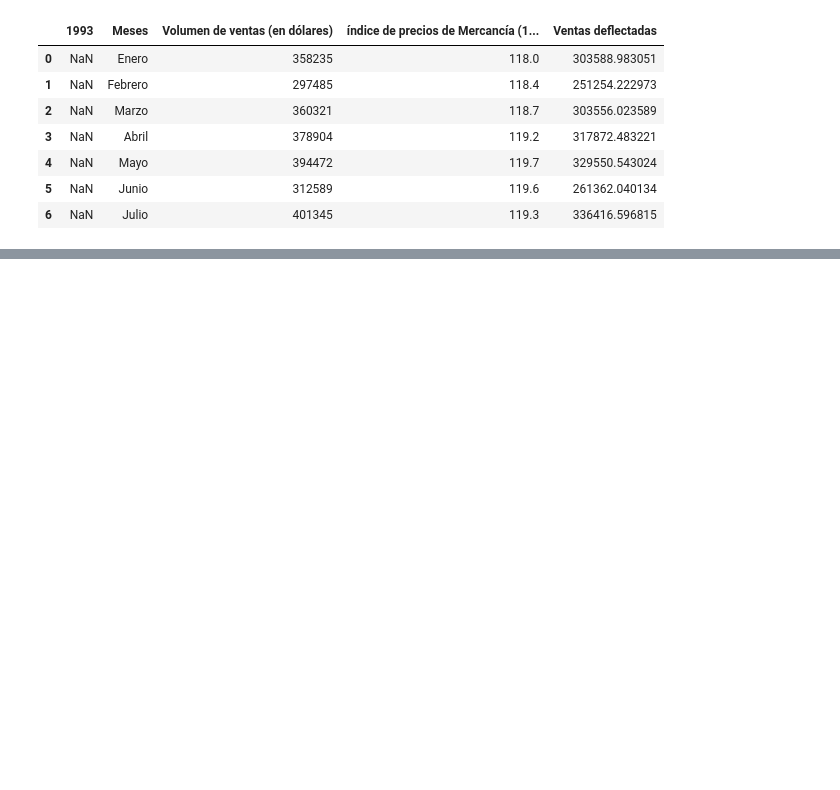
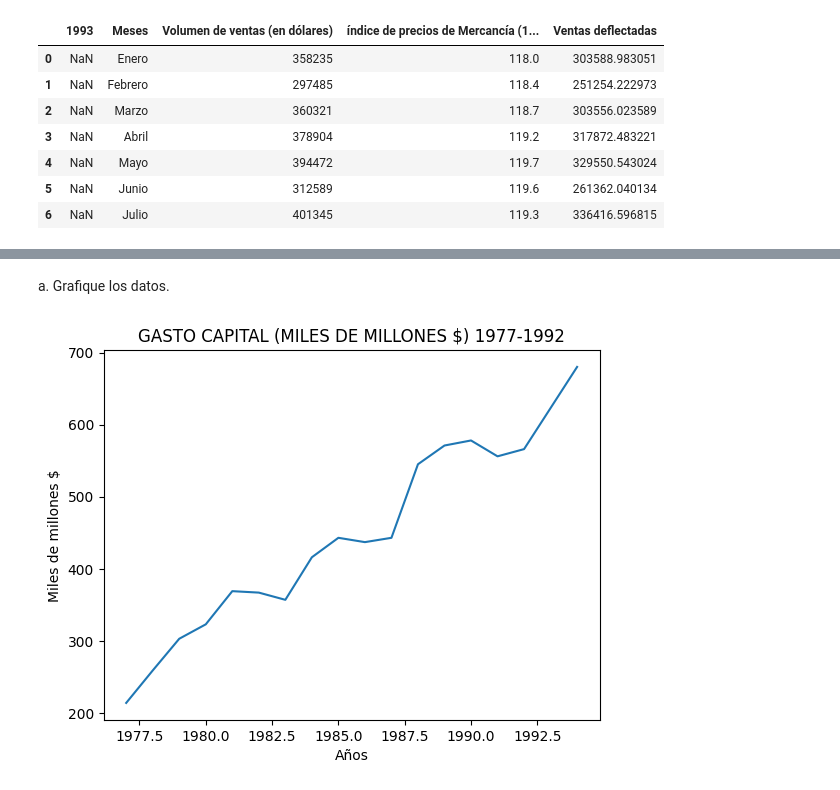
Before and after one commit to maferpy/unidad9, a Jupyter notebook: pronosticos.ipynb, the cells around one changed output, grey strips where cells are left out. Saved outputs shown, nothing was run; the diff lists cells and outputs as text; code cells hidden in the pictures; blank space fills up the shorter version.

```diff
--- a/pronosticos.ipynb
+++ b/pronosticos.ipynb
@@ -1050,0 +1054,3 @@ Estos componentes son:
+# %%
+df6 = pd.read_excel('/Users/maferpazaran/Downloads/CAPITAL.xlsx')
+df6
@@ -1050,0 +1075,10 @@ Estos componentes son:
+# %% [markdown]
+a. Grafique los datos.
+# %%
+plt.plot(df6['anio'],df6['miles'])
+plt.title("GASTO CAPITAL (MILES DE MILLONES $) 1977-1992")
+plt.xlabel("Años")
+plt.ylabel("Miles de millones $")
+plt.show()
+# %% [output]
+[figure, added]
```
Also changed, not shown: parts of 27 cells of this notebook.
